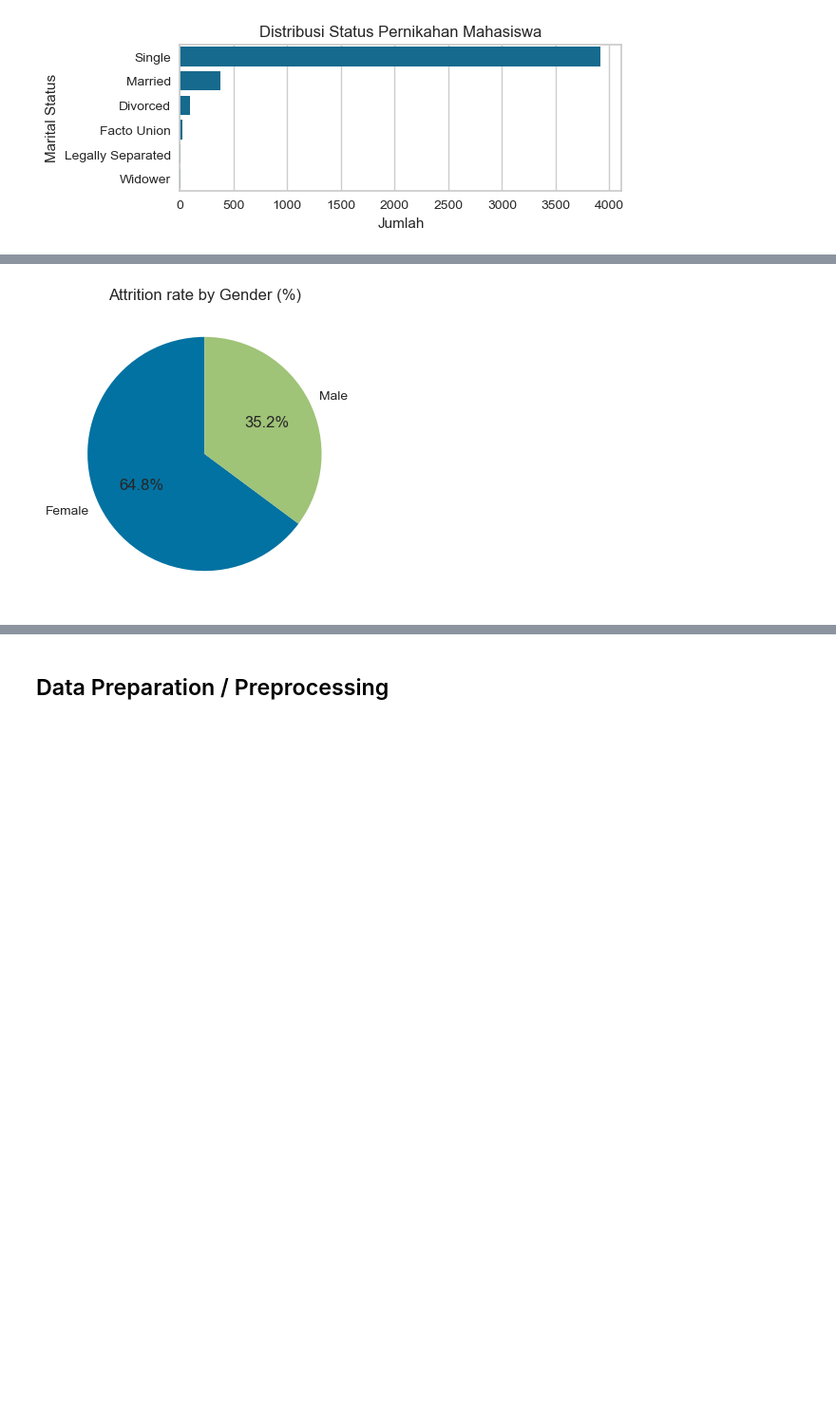
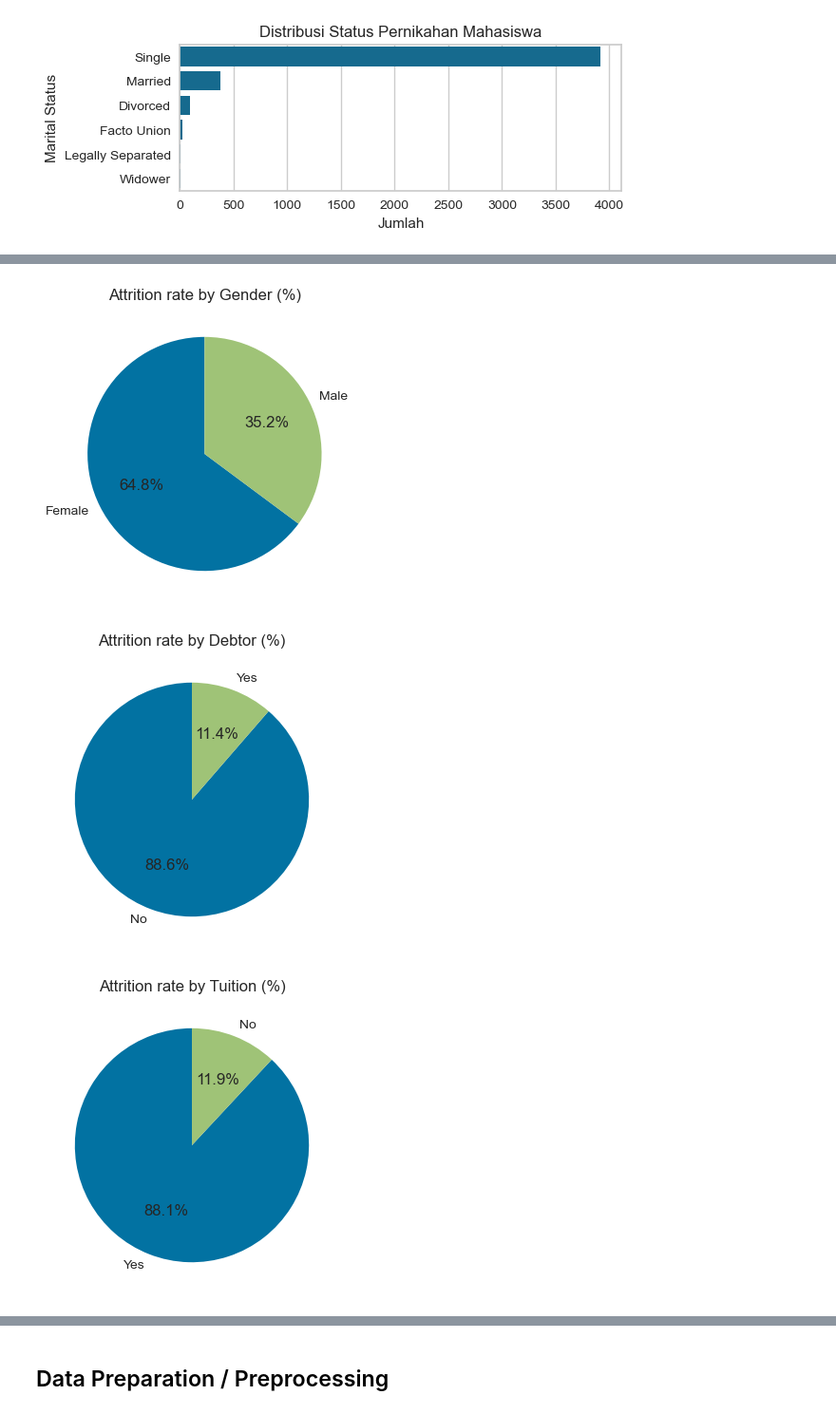
Before and after one commit to BarzDev/streamlit_for_PDS2, a Jupyter notebook: notebook.ipynb, the cells around one changed output, grey strips where cells are left out. Shown at 95% size. Drawn from its saved outputs; the diff is of its cells as text; code cells hidden in the pictures; blank space fills up the shorter version.

Commit message:
add: visualisation

```diff
--- a/notebook.ipynb
+++ b/notebook.ipynb
@@ -190,19 +305,6 @@ plt.show()
 # %%
-import seaborn as sns
-import matplotlib.pyplot as plt
+df_mapping['Marital_status_name'] = df_mapping['Marital_status'].map(marital_status_map)
 
-marital_map = {
-    1: "Single",
-    2: "Married",
-    3: "Widower",
-    4: "Divorced",
-    5: "Facto Union",
-    6: "Legally Separated"
-}
-
-df_mapping['Marital_status_name'] = df_mapping['Marital_status'].map(marital_map)
-
-# Plot
 plt.figure(figsize=(6,2))
 sns.countplot(
     y=df_mapping['Marital_status_name'],
@@ -231,0 +322,5 @@ gender_counts = df_mapping['Gender'].map(gender_map).value_counts()
+# %%
+attendance_counts = df_mapping['Daytime_evening_attendance'].map(attendance_map).value_counts()
+gender_counts = df_mapping['Gender'].map(gender_map).value_counts()
+deptor_counts = df_mapping['Debtor'].map(binary_map).value_counts()
+tuition_counts = df_mapping['Tuition_fees_up_to_date'].map(binary_map).value_counts()
@@ -232,13 +344,17 @@ gender_counts = df_mapping['Gender'].map(gender_map).value_counts()
 # %%
 def pie (data, title):
   plt.figure(figsize=(4,4))
   plt.pie(data, labels=data.index, autopct='%1.1f%%', startangle=90)
   plt.title(f'Attrition rate by {title} (%)', fontsize=12)
   plt.show()
 
 
 pie(attendance_counts, 'Attendance')
 pie(gender_counts, 'Gender')
+pie(deptor_counts, 'Debtor')
+pie(tuition_counts, 'Tuition')
 # %% [output]
 [figure]
 [figure]
+[figure, added]
+[figure, added]
```
Also changed, not shown: parts of 9 cells of this notebook.
